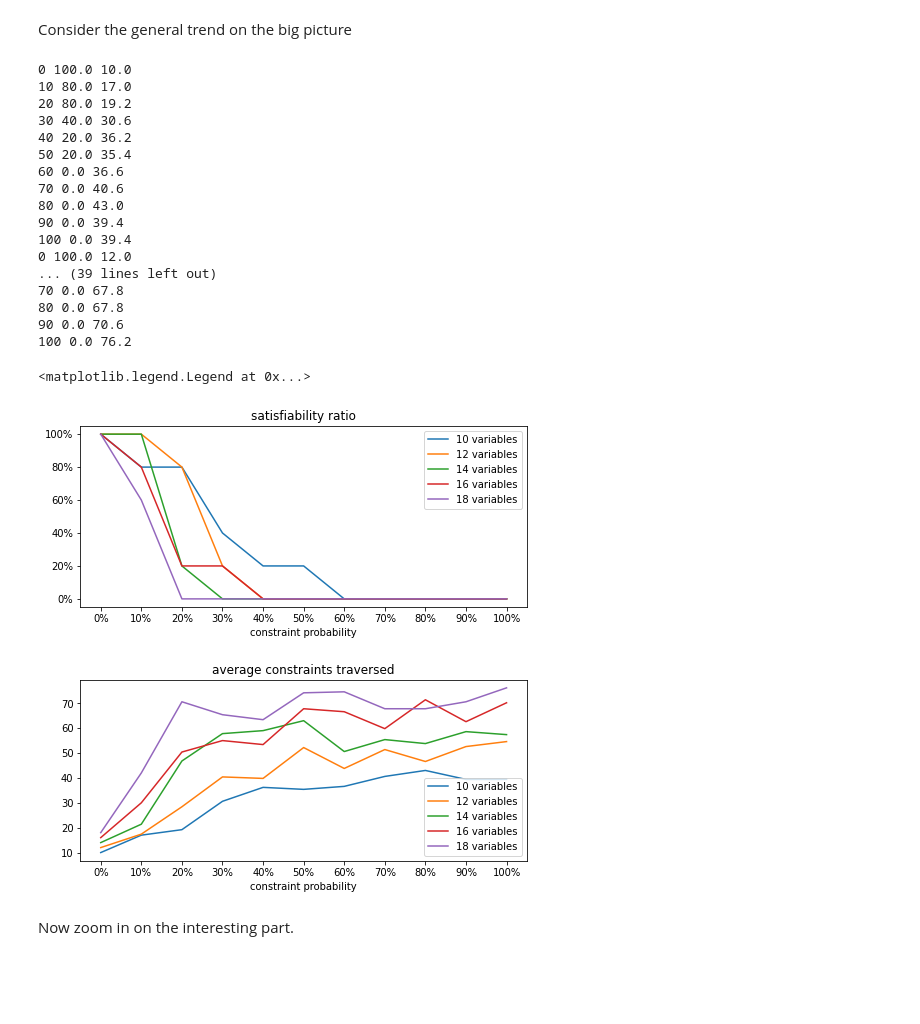
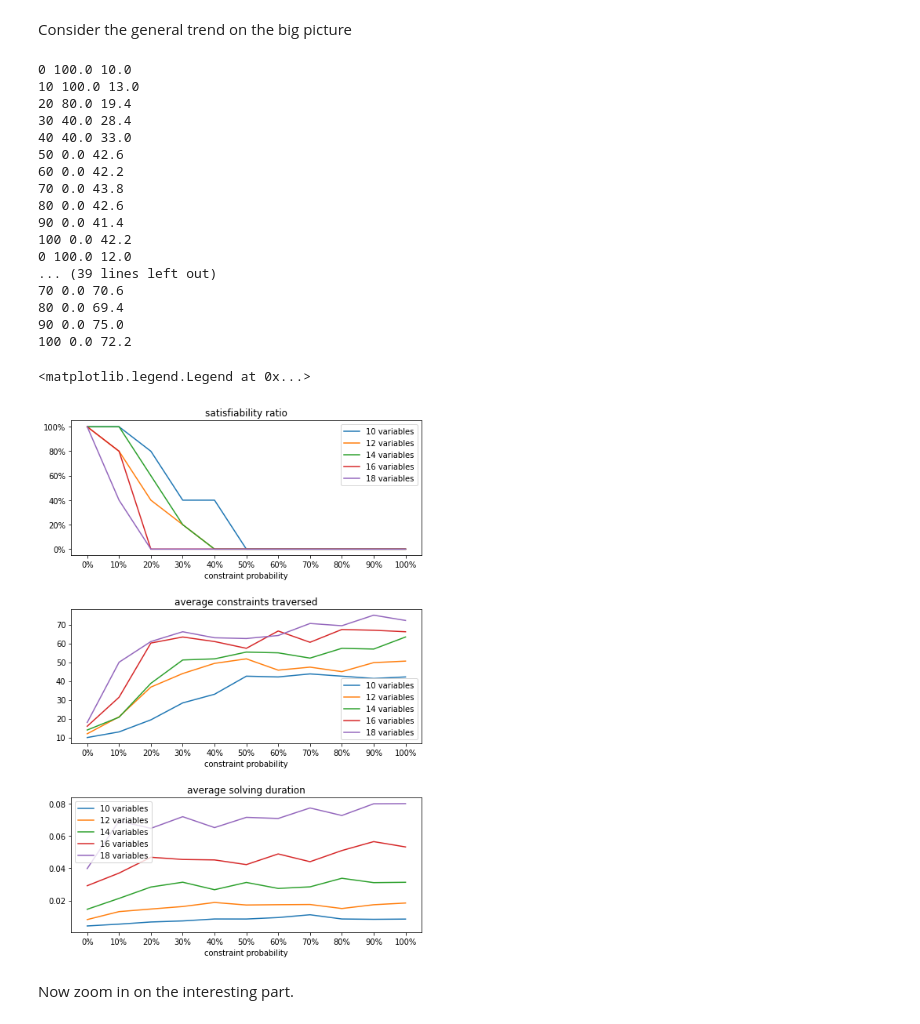
Before and after one commit to IvanDonat/tcsp, a Jupyter notebook: graphing_landscape.ipynb, the cells around one changed output. Cells and saved outputs as stored; diff of their text form; code cells hidden in the pictures; blank space fills up the shorter version.

Commit message:
better graphs

```diff
--- a/graphing_landscape.ipynb
+++ b/graphing_landscape.ipynb
@@ -15,62 +17,71 @@ _ = generate_problem(**{ **SIMPLE, 'variables': 15 } )
 # %% [markdown]
 Consider the general trend on the big picture
 # %%
-fig, axs = plt.subplots(2, figsize=(8, 8))
+fig, axs = plt.subplots(3, figsize=(8, 12))
 fig.subplots_adjust(hspace=0.4)
 axs[0].yaxis.set_major_formatter(mtick.PercentFormatter())
 axs[0].set_xlabel('constraint probability')
 axs[0].set_title('satisfiability ratio')
 axs[1].set_xlabel('constraint probability')
 axs[1].set_title('average constraints traversed')
+axs[2].set_xlabel('constraint probability')
+axs[2].set_title('average solving duration')
 
 runs = 5
 for variables in range(10, 20, 2):
     x_axis = []
     graph = []
     constraints_traversed = []
+    times = []
     for prob in range(0, 101, 10):
         x_axis.append(f'{prob}%')
 
         cnt = 0
         constr_cnt = 0
+        time_sum = 0
         for run in range(runs):
             T = generate_problem(**{ **SIMPLE , 'variables': variables, 'constraint_probability': prob/100})
             stats = {}
+            t = perf_counter()
             sat = solve(
                 T, backjump=False, stats=stats
             )
+            time_sum += perf_counter() - t
             constr_cnt += stats['total']
             if sat: cnt+=1
 
         graph.append(100*cnt/runs)
         constraints_traversed.append(constr_cnt / runs)
+        times.append(time_sum / runs)
         print(prob, cnt/runs * 100, constr_cnt / runs)
 
     axs[0].plot(x_axis, graph, label=f'{variables} variables')
     axs[1].plot(x_axis, constraints_traversed, label=f'{variables} variables')
+    axs[2].plot(x_axis, times, label=f'{variables} variables')
 
 axs[0].legend()
 axs[1].legend()
+axs[2].legend()
 # %% [output]
 0 100.0 10.0
-10 80.0 17.0
-20 80.0 19.2
-30 40.0 30.6
-40 20.0 36.2
-50 20.0 35.4
-60 0.0 36.6
-70 0.0 40.6
-80 0.0 43.0
-90 0.0 39.4
-100 0.0 39.4
+10 100.0 13.0
+20 80.0 19.4
+30 40.0 28.4
+40 40.0 33.0
+50 0.0 42.6
+60 0.0 42.2
+70 0.0 43.8
+80 0.0 42.6
+90 0.0 41.4
+100 0.0 42.2
 0 100.0 12.0
 ... (39 lines left out)
-70 0.0 67.8
-80 0.0 67.8
-90 0.0 70.6
-100 0.0 76.2
+70 0.0 70.6
+80 0.0 69.4
+90 0.0 75.0
+100 0.0 72.2
 <matplotlib.legend.Legend at 0x...>
-[figure, old version]
+[figure, new version]
 # %% [markdown]
 Now zoom in on the interesting part.
 # %%
```
Also changed, not shown: parts of 9 cells of this notebook, 1 other file.
